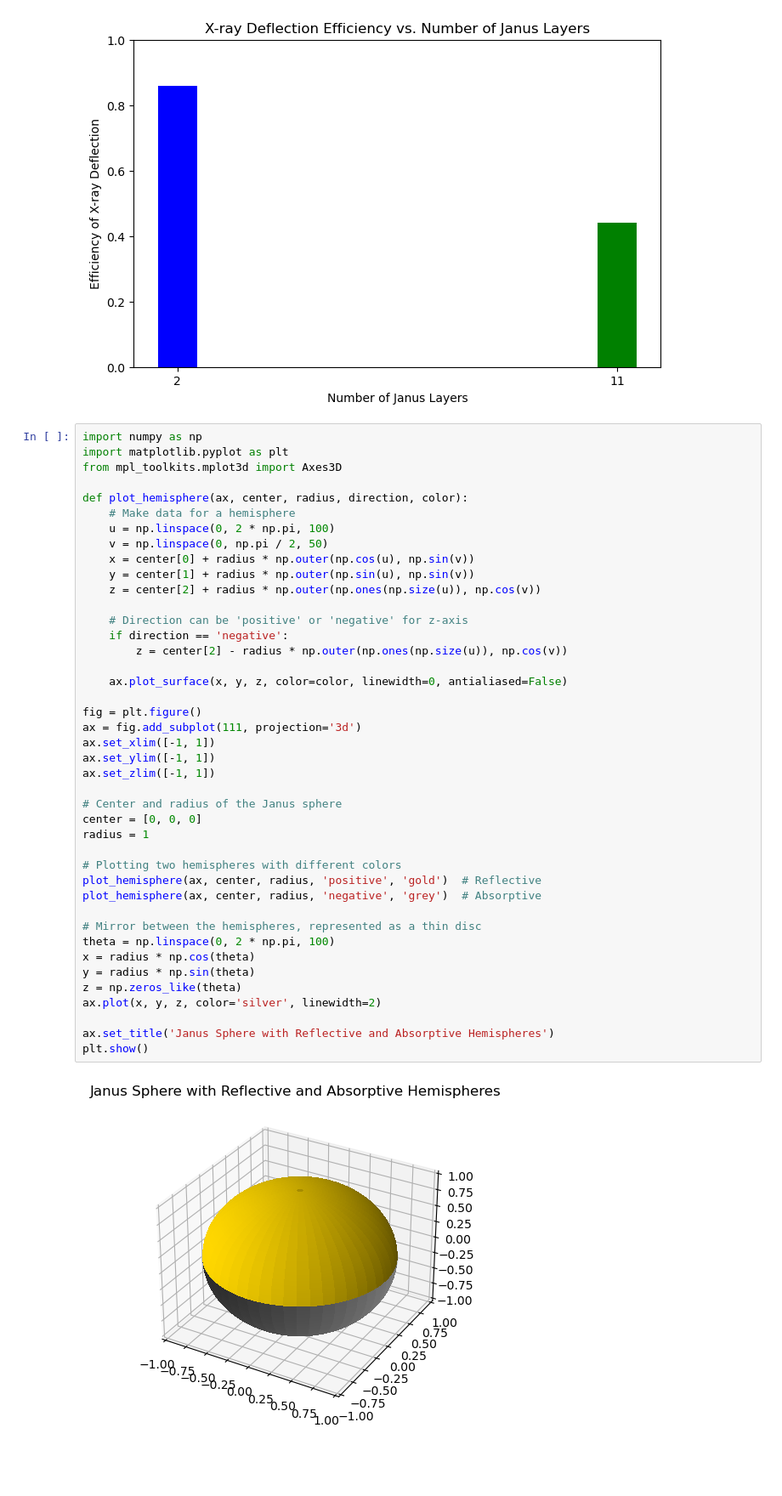
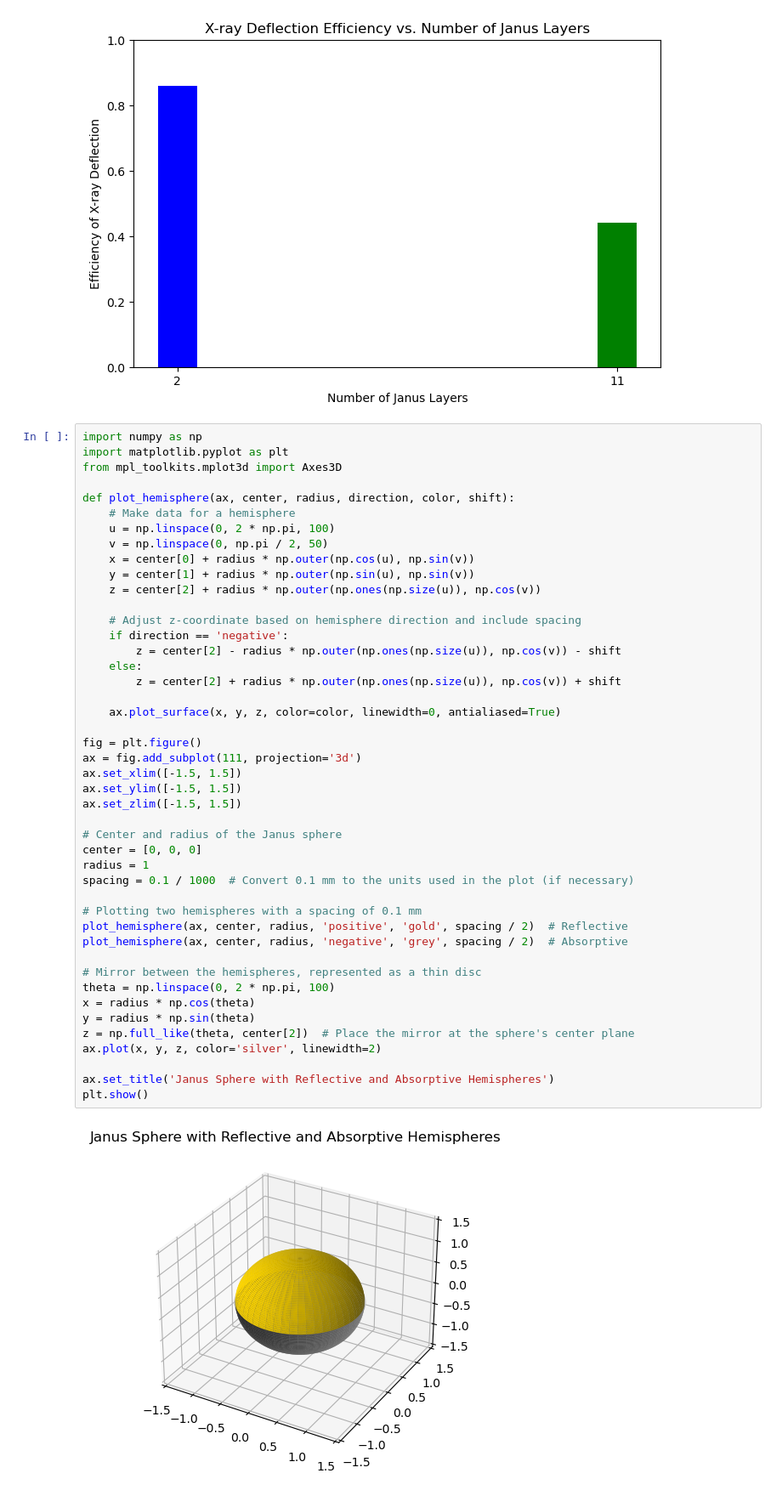
Before and after one commit to HussainAther/CTforBreast, a Jupyter notebook: figures.ipynb, the cells around one changed output. Shown at 85% size. Saved outputs shown, nothing was run; the diff lists cells and outputs as text; blank space fills up the shorter version.

```diff
--- a/figures.ipynb
+++ b/figures.ipynb
@@ -165,42 +169,45 @@ import numpy as np
 import matplotlib.pyplot as plt
 from mpl_toolkits.mplot3d import Axes3D
 
-def plot_hemisphere(ax, center, radius, direction, color):
+def plot_hemisphere(ax, center, radius, direction, color, shift):
     # Make data for a hemisphere
     u = np.linspace(0, 2 * np.pi, 100)
     v = np.linspace(0, np.pi / 2, 50)
     x = center[0] + radius * np.outer(np.cos(u), np.sin(v))
     y = center[1] + radius * np.outer(np.sin(u), np.sin(v))
     z = center[2] + radius * np.outer(np.ones(np.size(u)), np.cos(v))
 
-    # Direction can be 'positive' or 'negative' for z-axis
+    # Adjust z-coordinate based on hemisphere direction and include spacing
     if direction == 'negative':
-        z = center[2] - radius * np.outer(np.ones(np.size(u)), np.cos(v))
+        z = center[2] - radius * np.outer(np.ones(np.size(u)), np.cos(v)) - shift
+    else:
+        z = center[2] + radius * np.outer(np.ones(np.size(u)), np.cos(v)) + shift
 
-    ax.plot_surface(x, y, z, color=color, linewidth=0, antialiased=False)
+    ax.plot_surface(x, y, z, color=color, linewidth=0, antialiased=True)
 
 fig = plt.figure()
 ax = fig.add_subplot(111, projection='3d')
-ax.set_xlim([-1, 1])
-ax.set_ylim([-1, 1])
-ax.set_zlim([-1, 1])
+ax.set_xlim([-1.5, 1.5])
+ax.set_ylim([-1.5, 1.5])
+ax.set_zlim([-1.5, 1.5])
 
 # Center and radius of the Janus sphere
 center = [0, 0, 0]
 radius = 1
+spacing = 0.1 / 1000  # Convert 0.1 mm to the units used in the plot (if necessary)
 
-# Plotting two hemispheres with different colors
-plot_hemisphere(ax, center, radius, 'positive', 'gold')  # Reflective
-plot_hemisphere(ax, center, radius, 'negative', 'grey')  # Absorptive
+# Plotting two hemispheres with a spacing of 0.1 mm
+plot_hemisphere(ax, center, radius, 'positive', 'gold', spacing / 2)  # Reflective
+plot_hemisphere(ax, center, radius, 'negative', 'grey', spacing / 2)  # Absorptive
 
 # Mirror between the hemispheres, represented as a thin disc
 theta = np.linspace(0, 2 * np.pi, 100)
 x = radius * np.cos(theta)
 y = radius * np.sin(theta)
-z = np.zeros_like(theta)
+z = np.full_like(theta, center[2])  # Place the mirror at the sphere's center plane
 ax.plot(x, y, z, color='silver', linewidth=2)
 
 ax.set_title('Janus Sphere with Reflective and Absorptive Hemispheres')
 plt.show()
 # %% [output]
-[figure, old version]
+[figure, new version]
```
Also changed, not shown: parts of 3 cells of this notebook, 1 other file.
